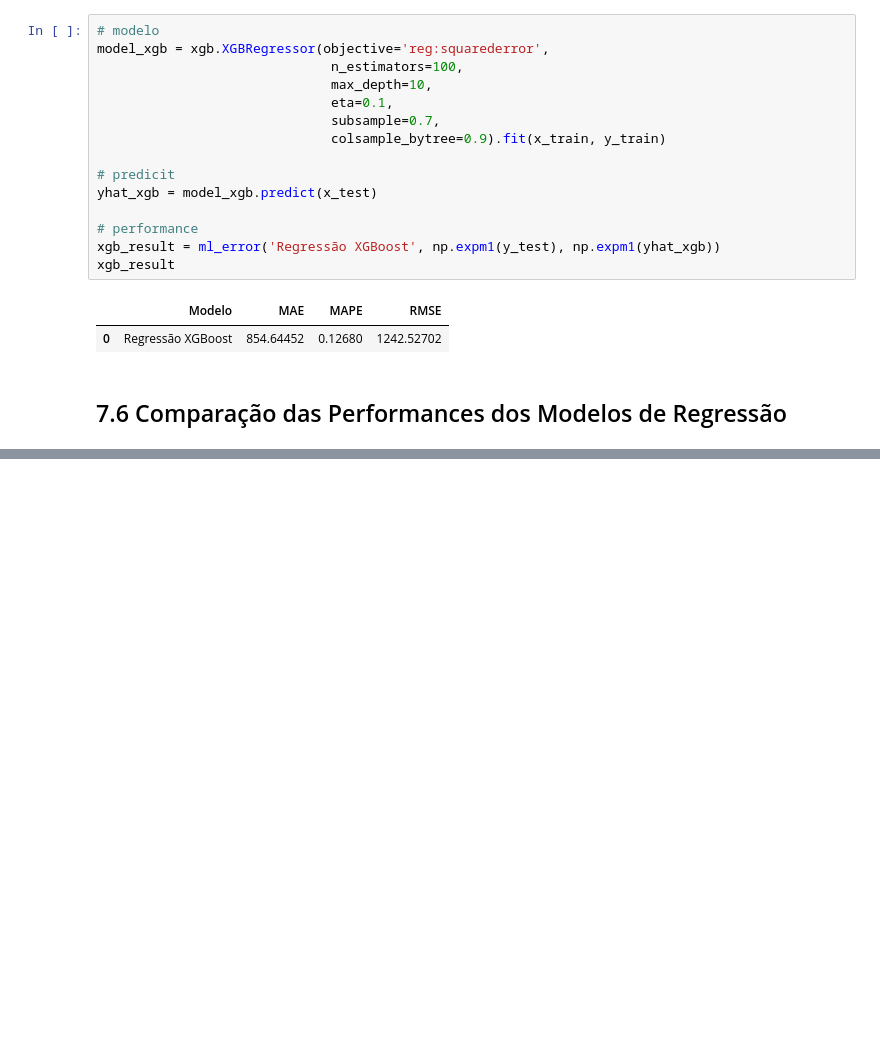
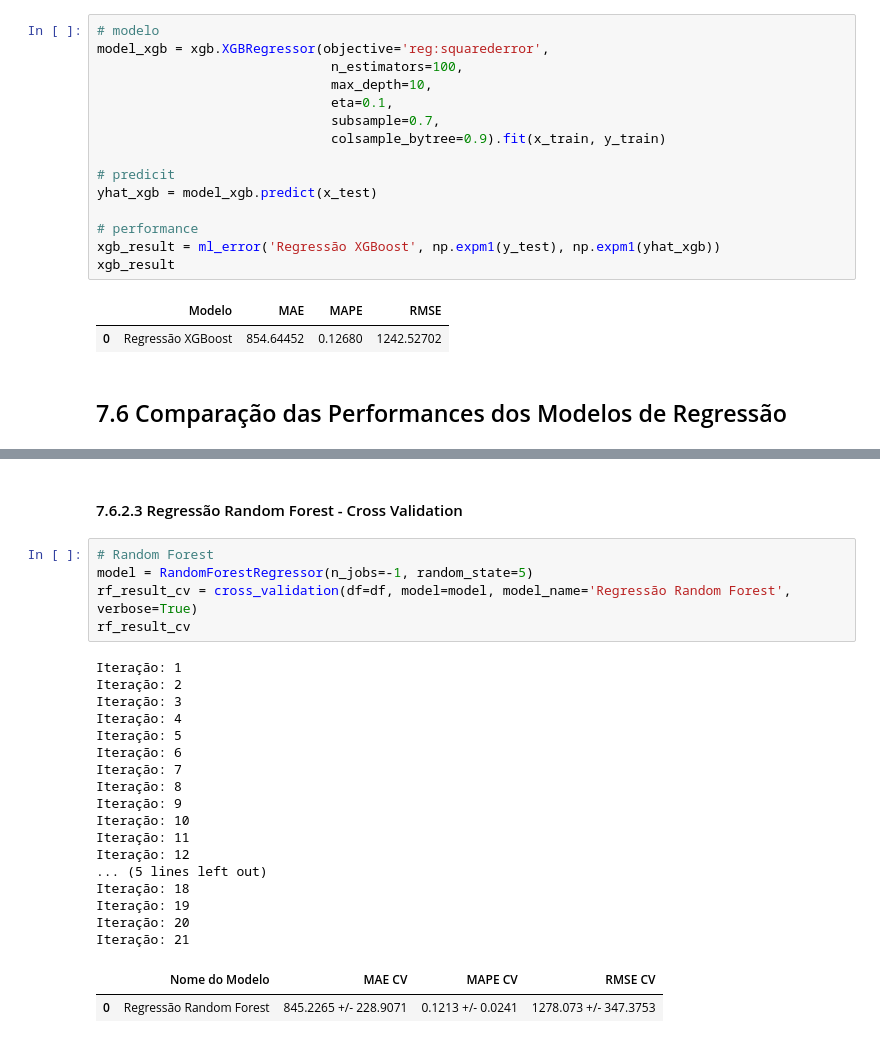
Before and after one commit to jonasbarletta/ds_em_producao, a Jupyter notebook: modulo7-machine-learning.ipynb, the cells around one changed output, grey strips where cells are left out. Drawn from its saved outputs; the diff is of its cells as text; blank space fills up the shorter version.

```diff
--- a/modulo7-machine-learning.ipynb
+++ b/modulo7-machine-learning.ipynb
@@ -1373,0 +1394,27 @@ modelling_result.sort_values('RMSE')
+# %% [markdown]
+#### 7.6.2.3 Regressão Random Forest - Cross Validation
+# %%
+# Random Forest
+model = RandomForestRegressor(n_jobs=-1, random_state=5)
+rf_result_cv = cross_validation(df=df, model=model, model_name='Regressão Random Forest', verbose=True)
+rf_result_cv
+# %% [output]
+Iteração: 1
+Iteração: 2
+Iteração: 3
+Iteração: 4
+Iteração: 5
+Iteração: 6
+Iteração: 7
+Iteração: 8
+Iteração: 9
+Iteração: 10
+Iteração: 11
+Iteração: 12
+... (5 lines left out)
+Iteração: 18
+Iteração: 19
+Iteração: 20
+Iteração: 21
+|  | Nome do Modelo | MAE CV | MAPE CV | RMSE CV |
+| 0 | Regressão Random Forest | 845.2265 +/- 228.9071 | 0.1213 +/- 0.0241 | 1278.073 +/- 347.3753 |
```
Also changed, not shown: parts of 22 cells of this notebook.
